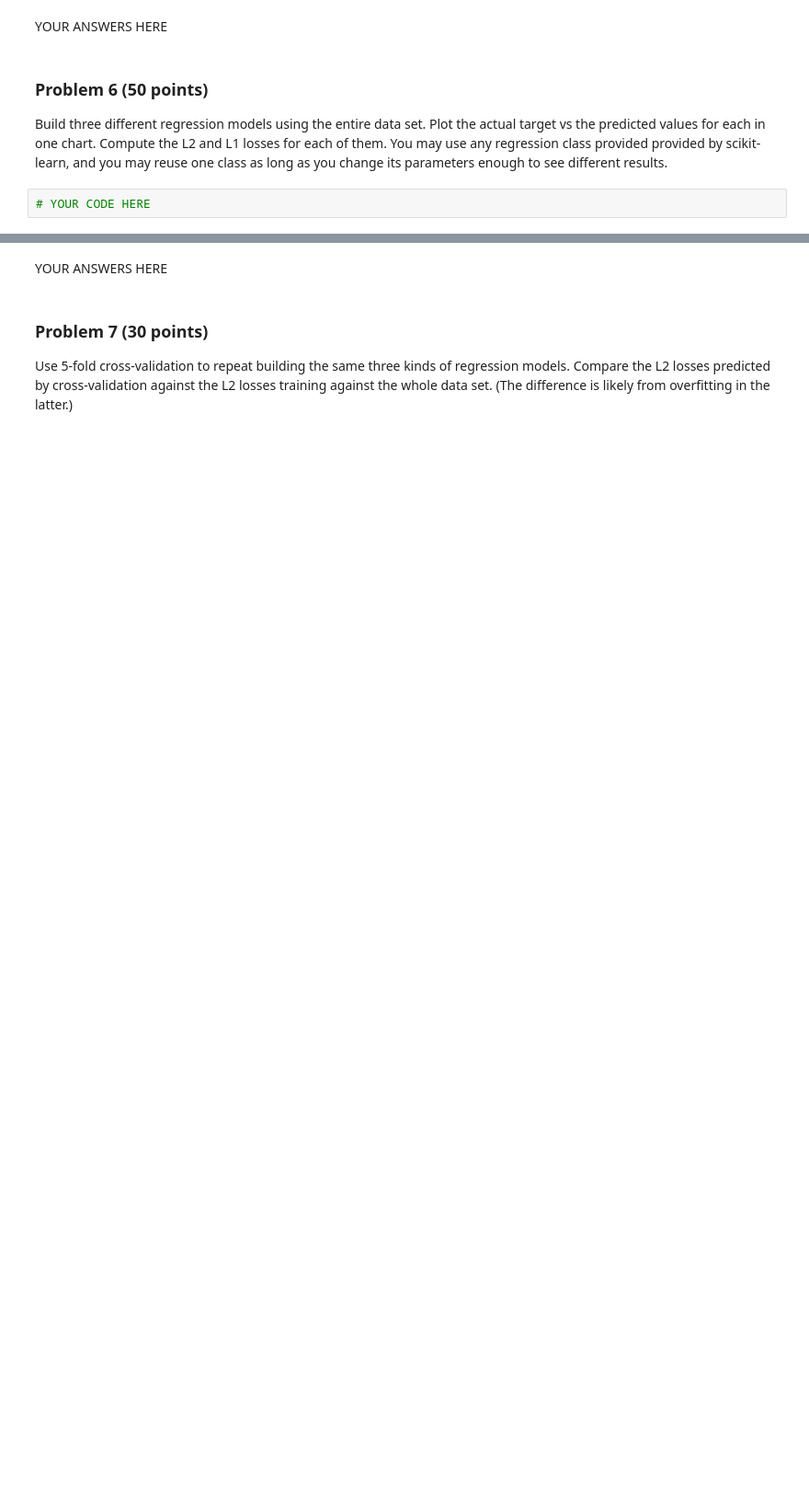
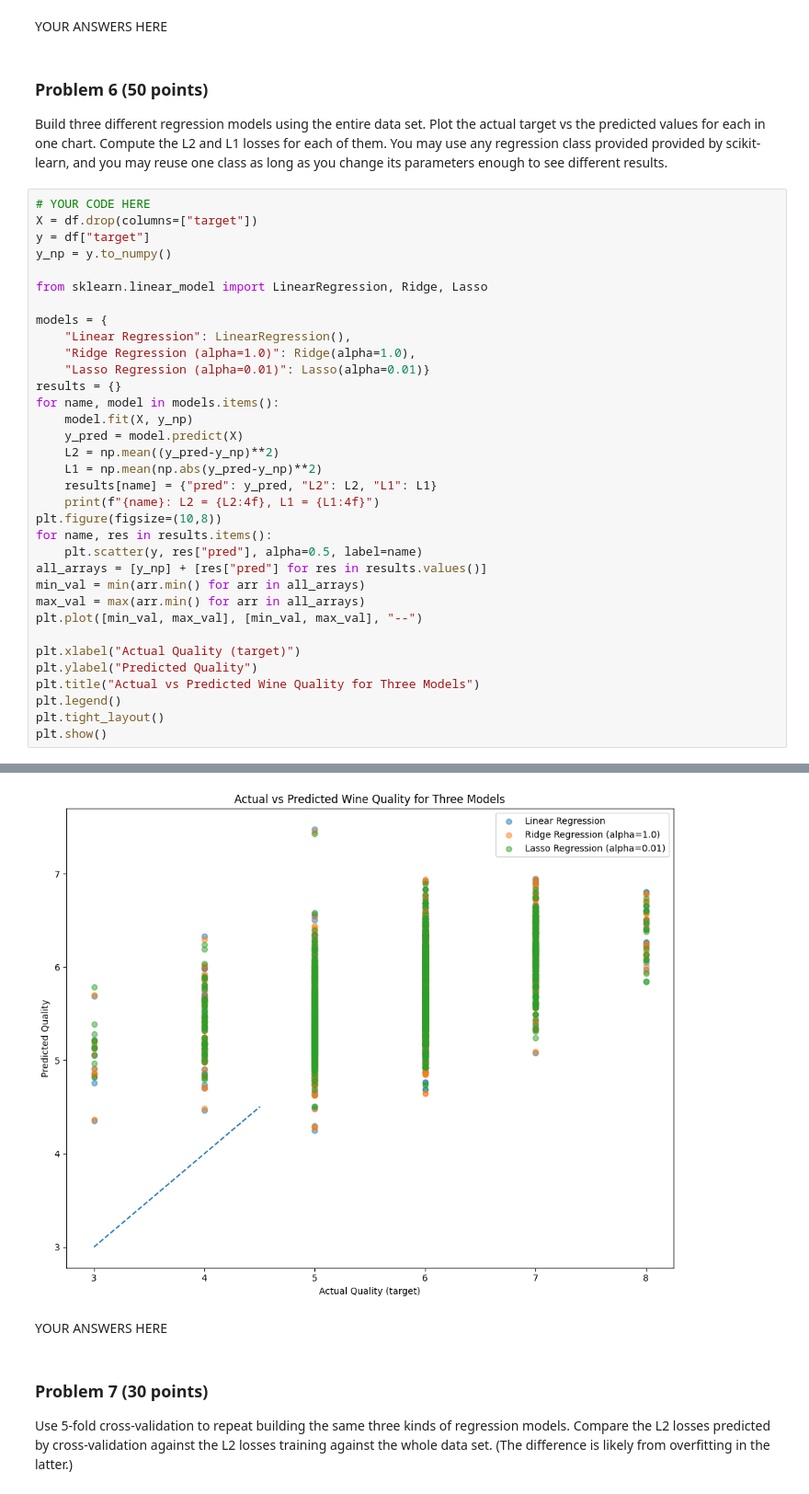
Before and after one commit to Ian123Ian595/dx602-final-project, a Jupyter notebook: project.ipynb, the cells around one changed output, grey strips where cells are left out. Shown at 92% size. Saved outputs shown, nothing was run; the diff lists cells and outputs as text; blank space fills up the shorter version.

```diff
--- a/project.ipynb
+++ b/project.ipynb
@@ -253,5 +253,38 @@ Build three different regression models using the entire data set.
 Plot the actual target vs the predicted values for each in one chart.
 Compute the L2 and L1 losses for each of them.
 You may use any regression class provided provided by scikit-learn, and you may reuse one class as long as you change its parameters enough to see different results.
-# %%
-# YOUR CODE HERE
+# %%
+# YOUR CODE HERE
+X = df.drop(columns=["target"])
+y = df["target"]
+y_np = y.to_numpy()
+
+from sklearn.linear_model import LinearRegression, Ridge, Lasso
+
+models = {
+    "Linear Regression": LinearRegression(),
+    "Ridge Regression (alpha=1.0)": Ridge(alpha=1.0),
+    "Lasso Regression (alpha=0.01)": Lasso(alpha=0.01)}
+results = {}
+for name, model in models.items():
+    model.fit(X, y_np)
+    y_pred = model.predict(X)
+    L2 = np.mean((y_pred-y_np)**2)
+    L1 = np.mean(np.abs(y_pred-y_np)**2)
+    results[name] = {"pred": y_pred, "L2": L2, "L1": L1}
+    print(f"{name}: L2 = {L2:4f}, L1 = {L1:4f}")
+plt.figure(figsize=(10,8))
+for name, res in results.items():
+    plt.scatter(y, res["pred"], alpha=0.5, label=name)
+all_arrays = [y_np] + [res["pred"] for res in results.values()]
+min_val = min(arr.min() for arr in all_arrays)
+max_val = max(arr.min() for arr in all_arrays)
+plt.plot([min_val, max_val], [min_val, max_val], "--")
+
+plt.xlabel("Actual Quality (target)")
+plt.ylabel("Predicted Quality")
+plt.title("Actual vs Predicted Wine Quality for Three Models")
+plt.legend()
+plt.tight_layout()
+plt.show()
+# %% [output]
@@ -258,3 +294,4 @@ You may use any regression class provided provided by scikit-learn, and you may
+[figure, added]
 # %% [markdown]
 YOUR ANSWERS HERE
 # %% [markdown]
```
Also changed, not shown: parts of 9 cells of this notebook.
